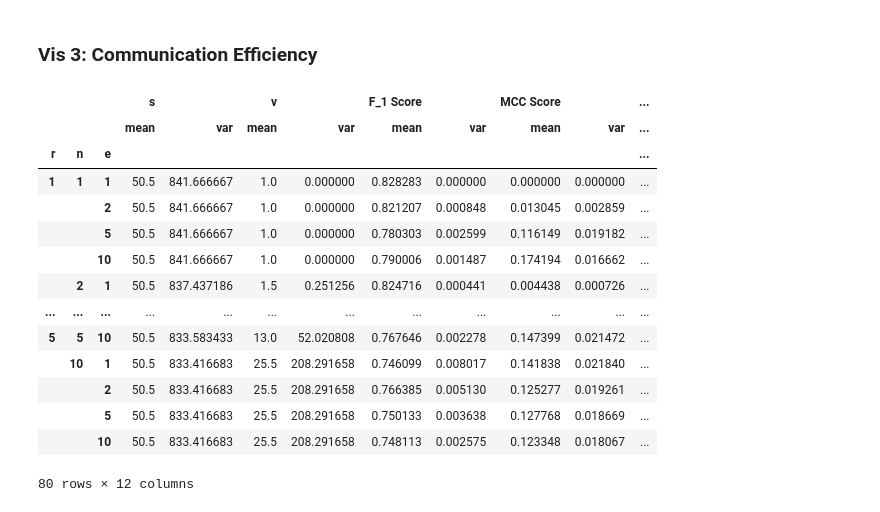
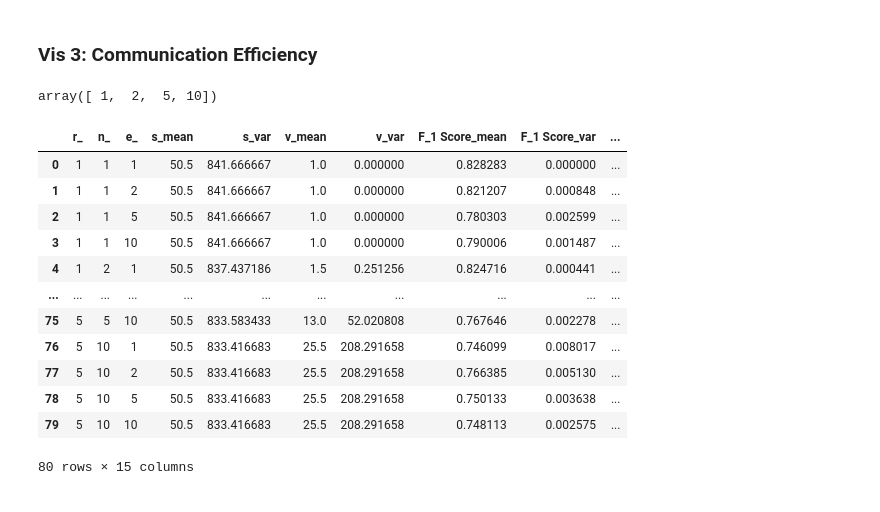
Before and after one commit to GregChen3072/MasterArbeit, a Jupyter notebook: src/visualization.ipynb, the cells around one changed output. Drawn from its saved outputs; the diff is of its cells as text; code cells hidden in the pictures.

```diff
--- a/src/visualization.ipynb
+++ b/src/visualization.ipynb
@@ -69,5 +104,9 @@ plt.show()
 # %% [markdown]
 ### Vis 3: Communication Efficiency
 # %%
-path_comm_effi = "/Users/greg/Downloads/AR_Master_Thesis/output/vis_comm_effi_ILPD_runtime_2064.csv"
-df = pd.read_csv(path_comm_effi, index_col=False)
+path_comm_effi = "/Users/greg/Downloads/AR_Master_Thesis/output/vis_ILPD_comm_effi.csv"
+df_comm_effi = pd.read_csv(path_comm_effi, index_col=False)
+# %%
+df_comm_effi.n.unique()
+# %% [output]
+array([ 1,  2,  5, 10])
@@ -74,19 +124,20 @@ df = pd.read_csv(path_comm_effi, index_col=False)
 # %%
 # df.groupby(['r', 'v', 'n', 'e']).agg(["mean", "median", "var"]).reset_index()
-df.groupby(['r', 'n', 'e']).agg(["mean", "var"])
+df = df_comm_effi.groupby(['r', 'n', 'e']).agg(["mean", "var"]).reset_index()
+df.columns = ['_'.join(col) for col in df.columns]
+
+df
 # %% [output]
-|  |  |  | s |  | v |  | F_1 Score |  | MCC Score |  | ... |
-|  |  |  | mean | var | mean | var | mean | var | mean | var | ... |
-| r | n | e |  |  |  |  |  |  |  |  | ... |
-| 1 | 1 | 1 | 50.5 | 841.666667 | 1.0 | 0.000000 | 0.828283 | 0.000000 | 0.000000 | 0.000000 | ... |
-|  |  | 2 | 50.5 | 841.666667 | 1.0 | 0.000000 | 0.821207 | 0.000848 | 0.013045 | 0.002859 | ... |
-|  |  | 5 | 50.5 | 841.666667 | 1.0 | 0.000000 | 0.780303 | 0.002599 | 0.116149 | 0.019182 | ... |
-|  |  | 10 | 50.5 | 841.666667 | 1.0 | 0.000000 | 0.790006 | 0.001487 | 0.174194 | 0.016662 | ... |
-|  | 2 | 1 | 50.5 | 837.437186 | 1.5 | 0.251256 | 0.824716 | 0.000441 | 0.004438 | 0.000726 | ... |
-| ... | ... | ... | ... | ... | ... | ... | ... | ... | ... | ... | ... |
-| 5 | 5 | 10 | 50.5 | 833.583433 | 13.0 | 52.020808 | 0.767646 | 0.002278 | 0.147399 | 0.021472 | ... |
-|  | 10 | 1 | 50.5 | 833.416683 | 25.5 | 208.291658 | 0.746099 | 0.008017 | 0.141838 | 0.021840 | ... |
-|  |  | 2 | 50.5 | 833.416683 | 25.5 | 208.291658 | 0.766385 | 0.005130 | 0.125277 | 0.019261 | ... |
-|  |  | 5 | 50.5 | 833.416683 | 25.5 | 208.291658 | 0.750133 | 0.003638 | 0.127768 | 0.018669 | ... |
-|  |  | 10 | 50.5 | 833.416683 | 25.5 | 208.291658 | 0.748113 | 0.002575 | 0.123348 | 0.018067 | ... |
+|  | r_ | n_ | e_ | s_mean | s_var | v_mean | v_var | F_1 Score_mean | F_1 Score_var | ... |
+| 0 | 1 | 1 | 1 | 50.5 | 841.666667 | 1.0 | 0.000000 | 0.828283 | 0.000000 | ... |
+| 1 | 1 | 1 | 2 | 50.5 | 841.666667 | 1.0 | 0.000000 | 0.821207 | 0.000848 | ... |
+| 2 | 1 | 1 | 5 | 50.5 | 841.666667 | 1.0 | 0.000000 | 0.780303 | 0.002599 | ... |
+| 3 | 1 | 1 | 10 | 50.5 | 841.666667 | 1.0 | 0.000000 | 0.790006 | 0.001487 | ... |
+| 4 | 1 | 2 | 1 | 50.5 | 837.437186 | 1.5 | 0.251256 | 0.824716 | 0.000441 | ... |
+| ... | ... | ... | ... | ... | ... | ... | ... | ... | ... | ... |
+| 75 | 5 | 5 | 10 | 50.5 | 833.583433 | 13.0 | 52.020808 | 0.767646 | 0.002278 | ... |
+| 76 | 5 | 10 | 1 | 50.5 | 833.416683 | 25.5 | 208.291658 | 0.746099 | 0.008017 | ... |
+| 77 | 5 | 10 | 2 | 50.5 | 833.416683 | 25.5 | 208.291658 | 0.766385 | 0.005130 | ... |
+| 78 | 5 | 10 | 5 | 50.5 | 833.416683 | 25.5 | 208.291658 | 0.750133 | 0.003638 | ... |
+| 79 | 5 | 10 | 10 | 50.5 | 833.416683 | 25.5 | 208.291658 | 0.748113 | 0.002575 | ... |
-80 rows × 12 columns
+80 rows × 15 columns
```
Also changed, not shown: parts of 10 cells of this notebook, 1 other file.
